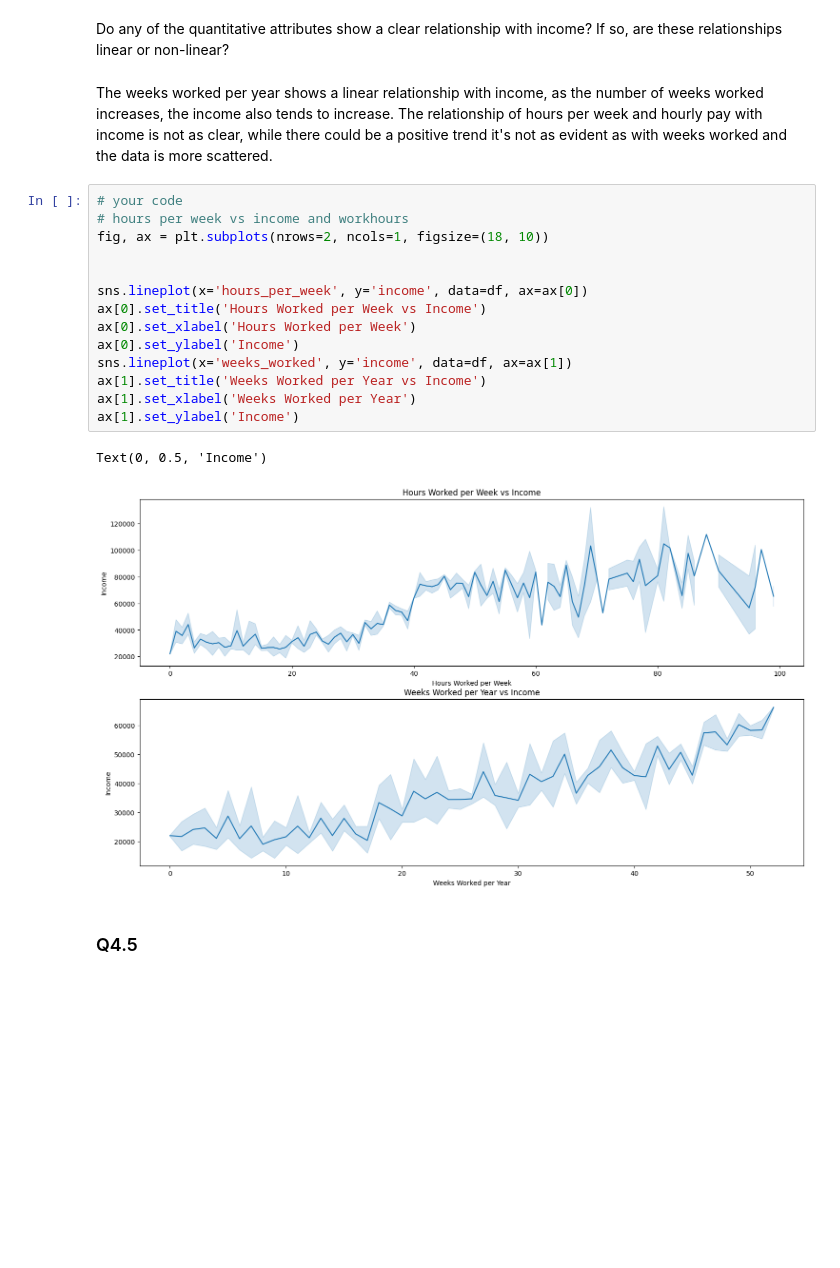
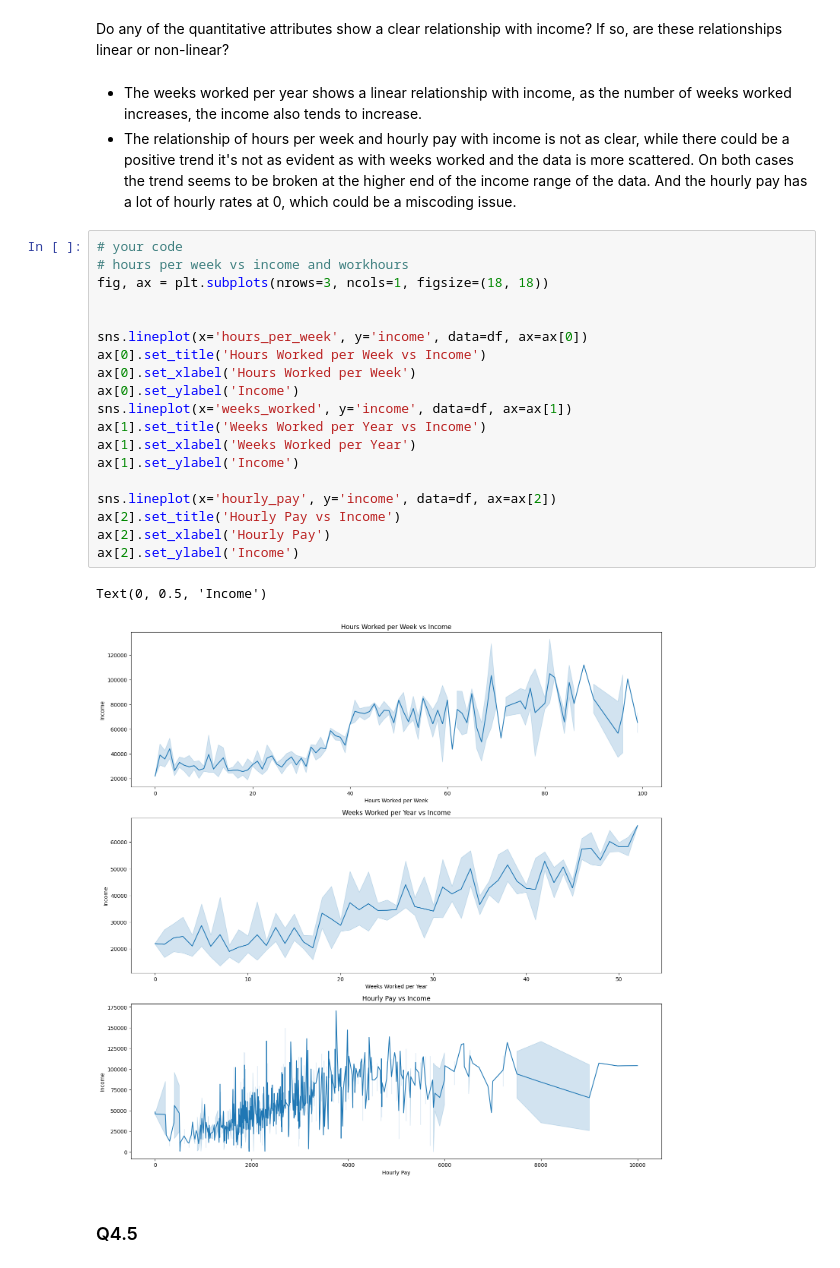
Before and after one commit to Asthamor/probable-happiness-hw2, a Jupyter notebook: cs1090a_hw2.ipynb, the cells around one changed output. Drawn from its saved outputs; the diff is of its cells as text; blank space fills up the shorter version.

```diff
--- a/cs1090a_hw2.ipynb
+++ b/cs1090a_hw2.ipynb
@@ -780,25 +784,30 @@ Text(0, 0.5, 'Income')
 # %% [markdown]
 Do any of the quantitative attributes show a clear relationship with income? If so, are these relationships linear or non-linear?
 # %% [markdown]
-The weeks worked per year shows a linear relationship with income, as the number of weeks worked increases, the income also tends to increase.
-The relationship of hours per week and hourly pay with income is not as clear, while there could be a positive trend it's not as evident as with weeks worked and the data is more scattered.
+- The weeks worked per year shows a linear relationship with income, as the number of weeks worked increases, the income also tends to increase.
+- The relationship of hours per week and hourly pay with income is not as clear, while there could be a positive trend it's not as evident as with weeks worked and the data is more scattered. On both cases the trend seems to be broken at the higher end of the income range of the data. And the hourly pay has a lot of hourly rates at 0, which could be a miscoding issue.
 # %%
 # your code
 # hours per week vs income and workhours
-fig, ax = plt.subplots(nrows=2, ncols=1, figsize=(18, 10))
+fig, ax = plt.subplots(nrows=3, ncols=1, figsize=(18, 18))
 
 
 sns.lineplot(x='hours_per_week', y='income', data=df, ax=ax[0])
 ax[0].set_title('Hours Worked per Week vs Income')
 ax[0].set_xlabel('Hours Worked per Week')
 ax[0].set_ylabel('Income')
 sns.lineplot(x='weeks_worked', y='income', data=df, ax=ax[1])
 ax[1].set_title('Weeks Worked per Year vs Income')
 ax[1].set_xlabel('Weeks Worked per Year')
 ax[1].set_ylabel('Income')
+
+sns.lineplot(x='hourly_pay', y='income', data=df, ax=ax[2])
+ax[2].set_title('Hourly Pay vs Income')
+ax[2].set_xlabel('Hourly Pay')
+ax[2].set_ylabel('Income')
 # %% [output]
 Text(0, 0.5, 'Income')
-[figure, old version]
+[figure, new version]
 # %% [markdown]
 <!-- END QUESTION -->
 
```
Also changed, not shown: parts of 2 cells of this notebook.
